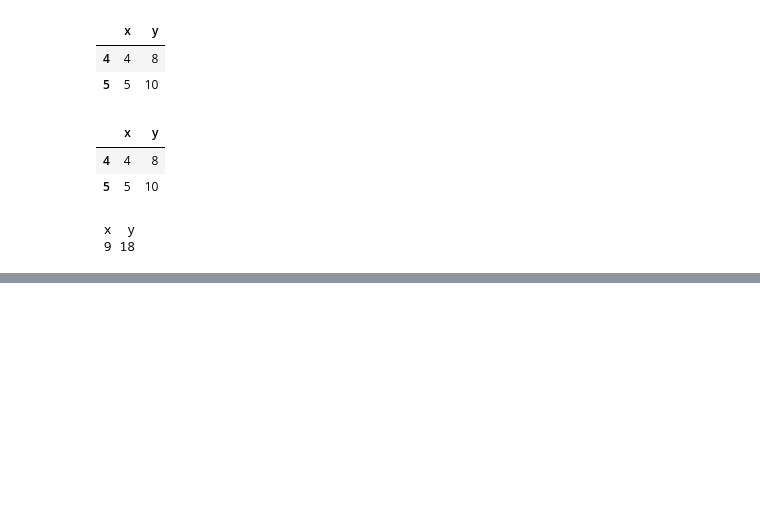
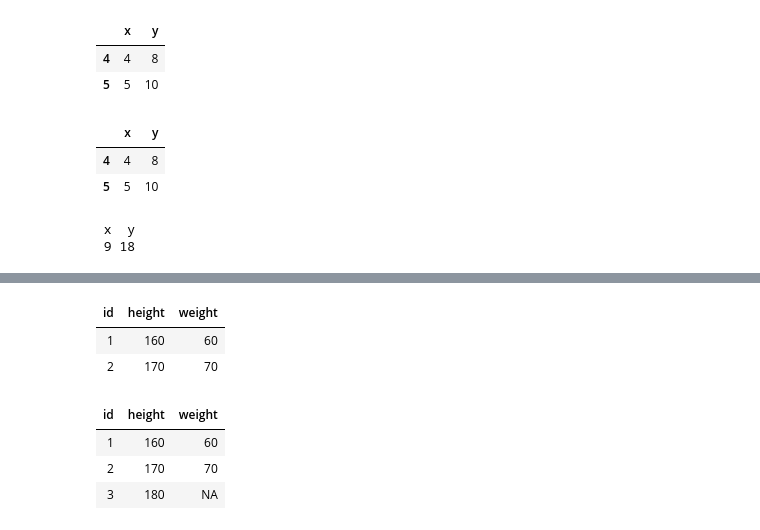
Before and after one commit to naddda0813/Rbase, a Jupyter notebook: 03.벡터와 데이터프레임.ipynb, the cells around one changed output, grey strips where cells are left out. Cells and saved outputs as stored; diff of their text form; code cells hidden in the pictures; blank space fills up the shorter version.

```diff
--- a/03.벡터와 데이터프레임.ipynb
+++ b/03.벡터와 데이터프레임.ipynb
@@ -547,0 +593,15 @@ apply(subset(df,x>=4)[,1:2],2,sum)
+# %%
+# key를 정의하기 : data가 적은 쪽을 기준으로 merge ,교집합
+merge(x=height,y=weight, by.x ="id",by.y="ad") #by.x=기준으로 할 x의 키값, by.x =기준으로 할 y의 키값
+# %% [output]
+| id | height | weight |
+| 1 | 160 | 60 |
+| 2 | 170 | 70 |
+# %%
+# data가 많은 쪽의 기준으로 merge , 합집합
+merge(x=height,y=weight, by.x ="id",by.y="ad",all.x =T)
+# %% [output]
+| id | height | weight |
+| 1 | 160 | 60 |
+| 2 | 170 | 70 |
+| 3 | 180 | NA |
```
Also changed, not shown: parts of 30 cells of this notebook, 3 other files.
